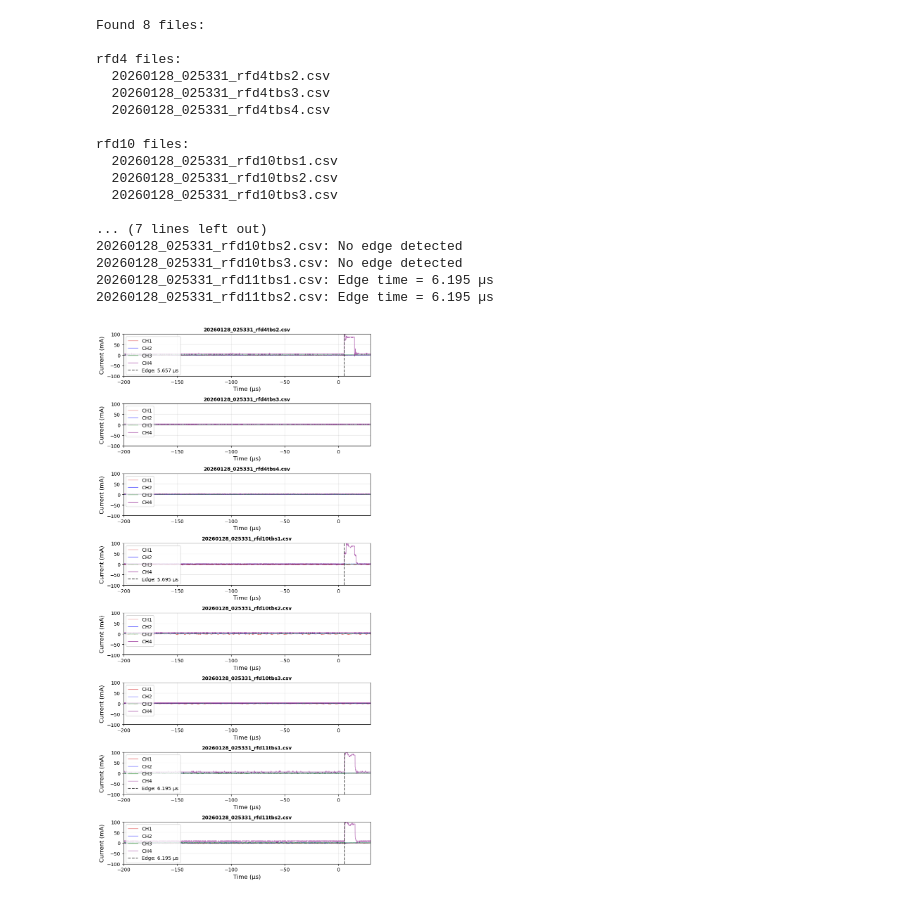
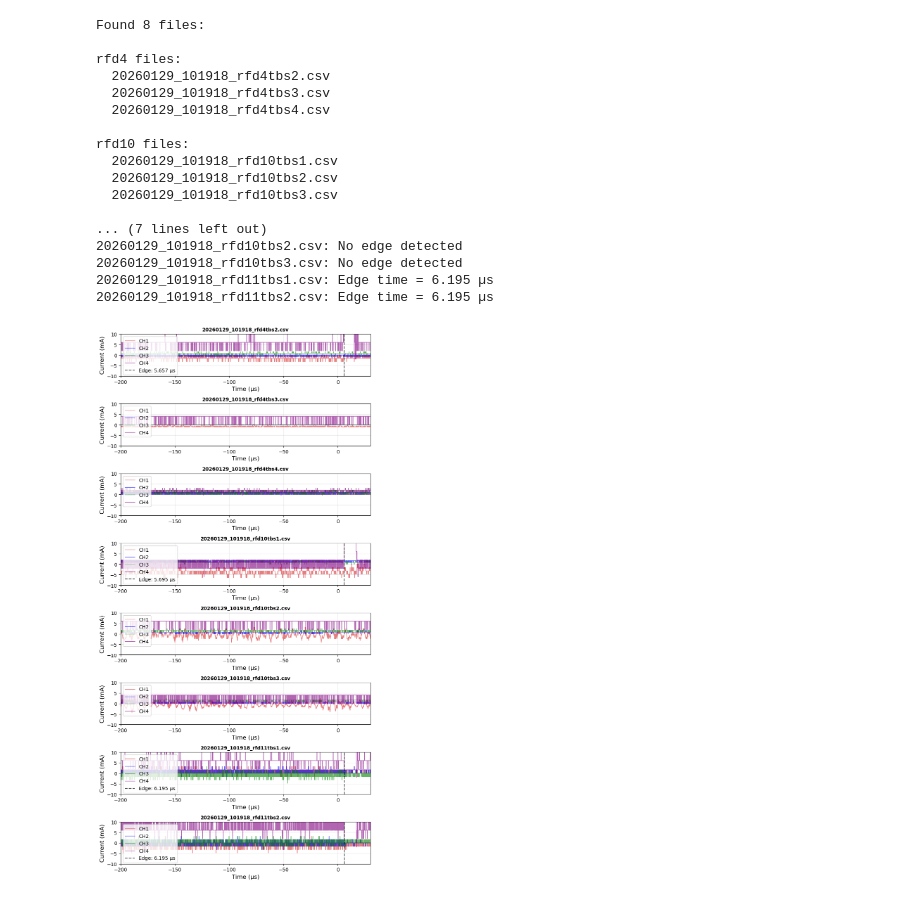
Before and after one commit to xylulu/SBL_code, a Jupyter notebook: plot_electrode_shifted.ipynb, the cells around one changed output. Saved outputs shown, nothing was run; the diff lists cells and outputs as text; code cells hidden in the pictures.

```diff
--- a/plot_electrode_shifted.ipynb
+++ b/plot_electrode_shifted.ipynb
@@ -5,10 +9,6 @@ import numpy as np
 import matplotlib.pyplot as plt
 import os
 from pathlib import Path
-
-# ===== INPUT: Define date and time to search for =====
-search_date = "20260128"  # Format: YYYYMMDD
-search_time = "025331"    # Format: HHMMSS
 
 # Data folder path
 data_folder = Path("/Users/xylu/Desktop/Data/electrode_local")
@@ -111,42 +111,42 @@ for idx, file_path in enumerate(file_paths):
         axes[idx].plot(time_us, current_ma, color=color_map[ch_name], linewidth=1,
                       marker=None, markersize=1, alpha=0.6, label=ch_name)
 
     # Add rising edge marker if available
     if edge_time is not None:
         axes[idx].axvline(x=edge_time, color='black', linestyle='--', linewidth=1.5,
                          alpha=0.7, label=f'Edge: {edge_time:.3f} µs')
 
     axes[idx].set_xlabel('Time (µs)', fontsize=12)
     axes[idx].set_ylabel('Current (mA)', fontsize=12)
     axes[idx].set_title(title_name, fontsize=10, fontweight='bold')
     axes[idx].grid(True, alpha=0.3)
     axes[idx].tick_params(labelsize=10)
-    axes[idx].set_ylim(-100, 100)
+    axes[idx].set_ylim(-10, 10)
     axes[idx].set_xlim(-200, 30)
     axes[idx].legend(fontsize=10, loc='upper left')
 
 # Hide unused subplots
 for idx in range(len(file_paths), len(axes)):
     axes[idx].set_visible(False)
 
 plt.tight_layout()
 plt.show()
 # %% [output]
 Found 8 files:
 
 rfd4 files:
-  20260128_025331_rfd4tbs2.csv
-  20260128_025331_rfd4tbs3.csv
-  20260128_025331_rfd4tbs4.csv
+  20260129_101918_rfd4tbs2.csv
+  20260129_101918_rfd4tbs3.csv
+  20260129_101918_rfd4tbs4.csv
 
 rfd10 files:
-  20260128_025331_rfd10tbs1.csv
-  20260128_025331_rfd10tbs2.csv
-  20260128_025331_rfd10tbs3.csv
+  20260129_101918_rfd10tbs1.csv
+  20260129_101918_rfd10tbs2.csv
+  20260129_101918_rfd10tbs3.csv
 
 ... (7 lines left out)
-20260128_025331_rfd10tbs2.csv: No edge detected
-20260128_025331_rfd10tbs3.csv: No edge detected
-20260128_025331_rfd11tbs1.csv: Edge time = 6.195 µs
-20260128_025331_rfd11tbs2.csv: Edge time = 6.195 µs
+20260129_101918_rfd10tbs2.csv: No edge detected
+20260129_101918_rfd10tbs3.csv: No edge detected
+20260129_101918_rfd11tbs1.csv: Edge time = 6.195 µs
+20260129_101918_rfd11tbs2.csv: Edge time = 6.195 µs
-[figure, old version]
+[figure, new version]
```
Also changed, not shown: parts of 1 cell of this notebook.
